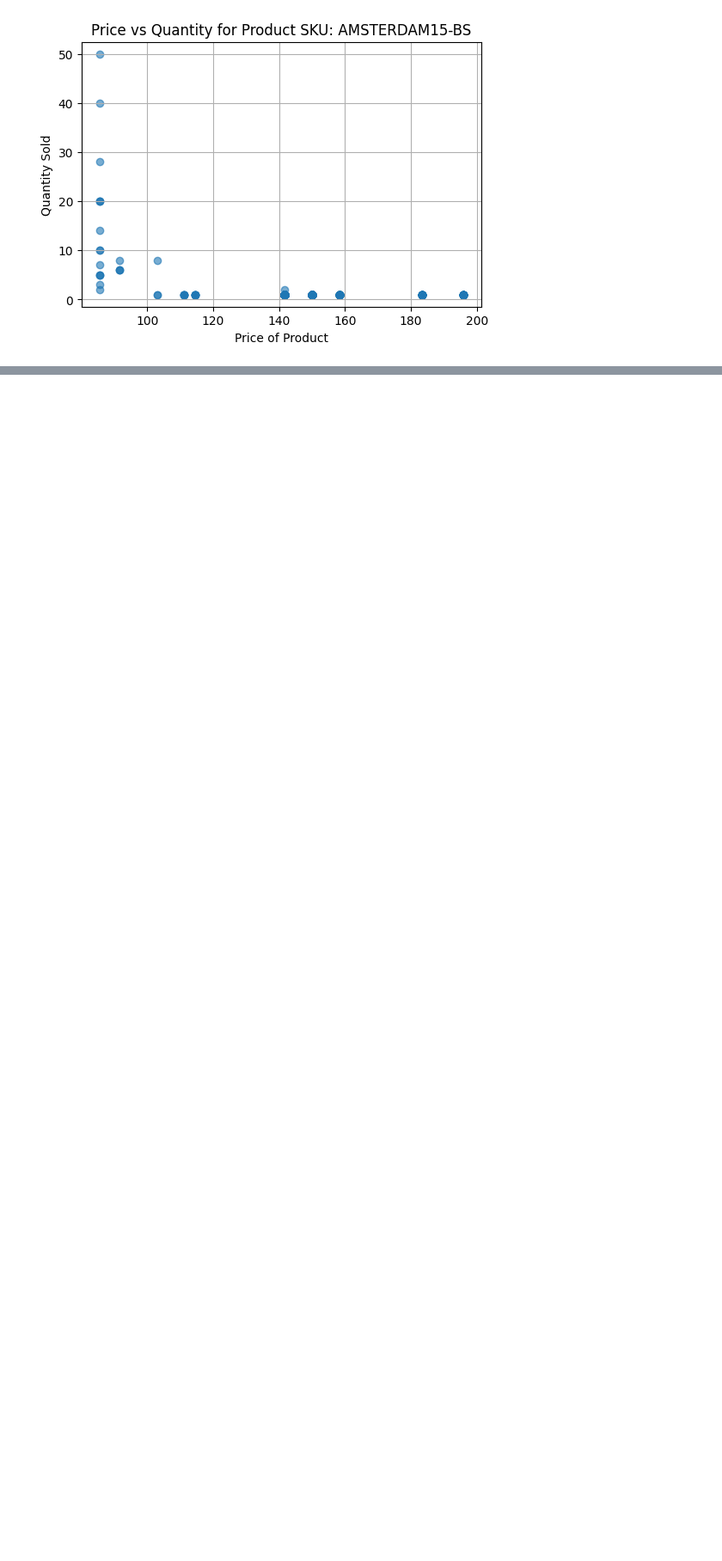
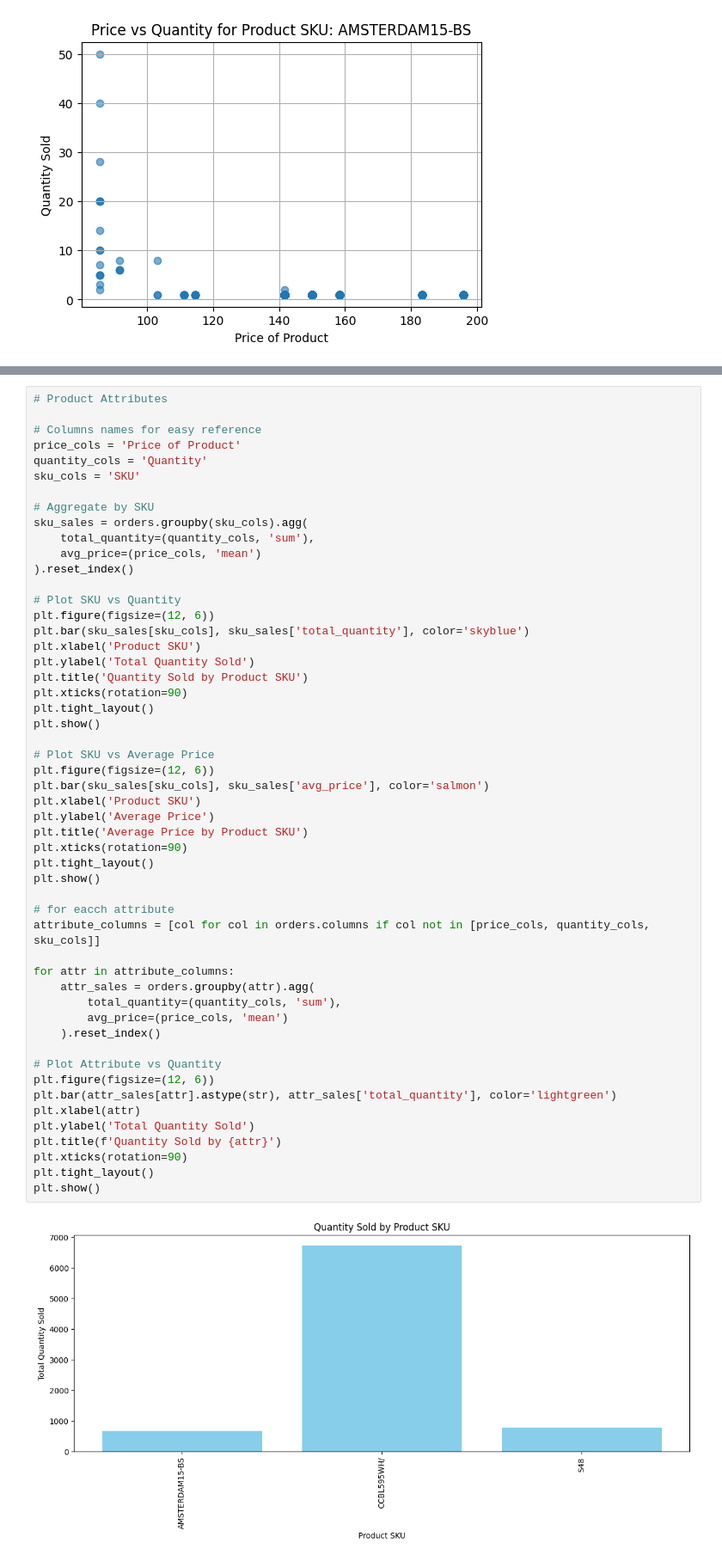
Before and after one commit to DevinFerko/PriceOptimization, a Jupyter notebook: Price_Optimization.ipynb, the cells around one changed output, grey strips where cells are left out. Shown at 86% size. Cells and saved outputs as stored; diff of their text form; blank space fills up the shorter version.

```diff
--- a/Price_Optimization.ipynb
+++ b/Price_Optimization.ipynb
@@ -541,0 +542,54 @@ for product in products:
+# %%
+# Product Attributes
+
+# Columns names for easy reference
+price_cols = 'Price of Product'
+quantity_cols = 'Quantity'
+sku_cols = 'SKU'
+
+# Aggregate by SKU
+sku_sales = orders.groupby(sku_cols).agg(
+    total_quantity=(quantity_cols, 'sum'),
+    avg_price=(price_cols, 'mean')
+).reset_index()
+
+# Plot SKU vs Quantity
+plt.figure(figsize=(12, 6))
+plt.bar(sku_sales[sku_cols], sku_sales['total_quantity'], color='skyblue')
+plt.xlabel('Product SKU')
+plt.ylabel('Total Quantity Sold')
+plt.title('Quantity Sold by Product SKU')
+plt.xticks(rotation=90)
+plt.tight_layout()
+plt.show()
+
+# Plot SKU vs Average Price
+plt.figure(figsize=(12, 6))
+plt.bar(sku_sales[sku_cols], sku_sales['avg_price'], color='salmon')
+plt.xlabel('Product SKU')
+plt.ylabel('Average Price')
+plt.title('Average Price by Product SKU')
+plt.xticks(rotation=90)
+plt.tight_layout()
+plt.show()
+
+# for eacch attribute
+attribute_columns = [col for col in orders.columns if col not in [price_cols, quantity_cols, sku_cols]]
+
+for attr in attribute_columns:
+    attr_sales = orders.groupby(attr).agg(
+        total_quantity=(quantity_cols, 'sum'),
+        avg_price=(price_cols, 'mean')
+    ).reset_index()
+
+# Plot Attribute vs Quantity
+plt.figure(figsize=(12, 6))
+plt.bar(attr_sales[attr].astype(str), attr_sales['total_quantity'], color='lightgreen')
+plt.xlabel(attr)
+plt.ylabel('Total Quantity Sold')
+plt.title(f'Quantity Sold by {attr}')
+plt.xticks(rotation=90)
+plt.tight_layout()
+plt.show()
+# %% [output]
+[figure, added]
```
Also changed, not shown: parts of 7 cells of this notebook.
